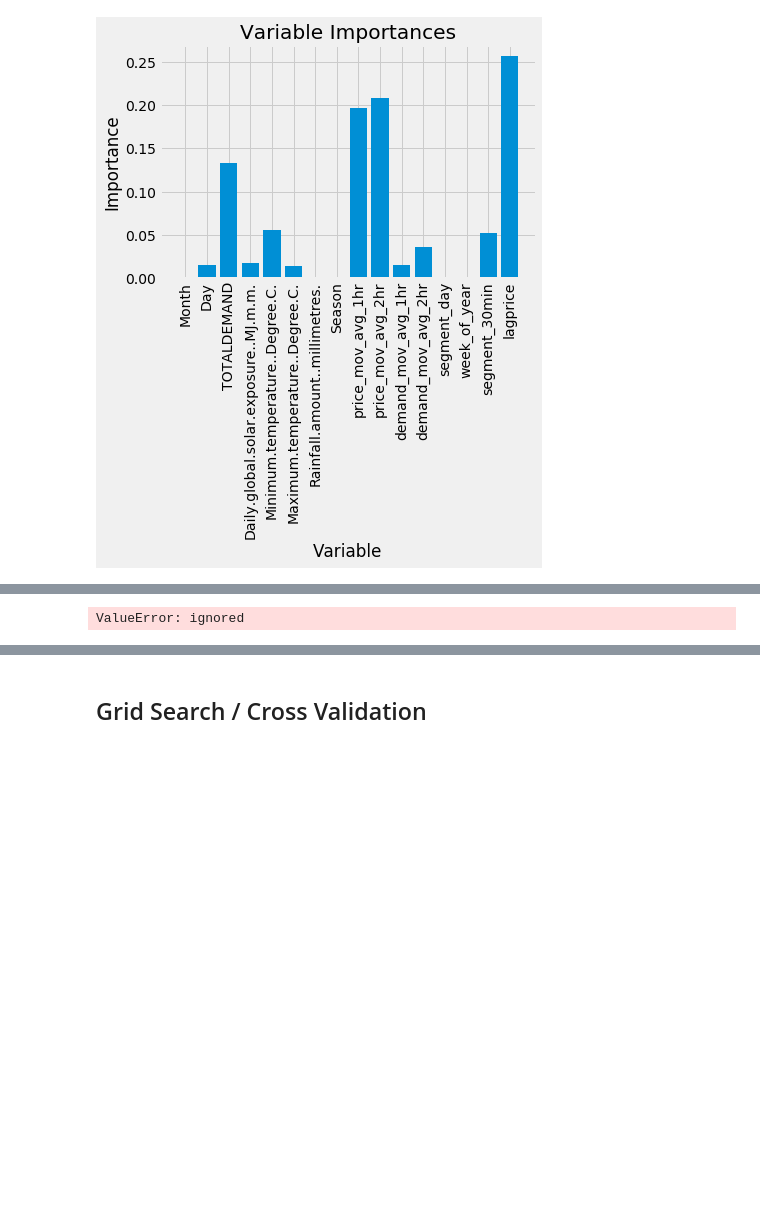
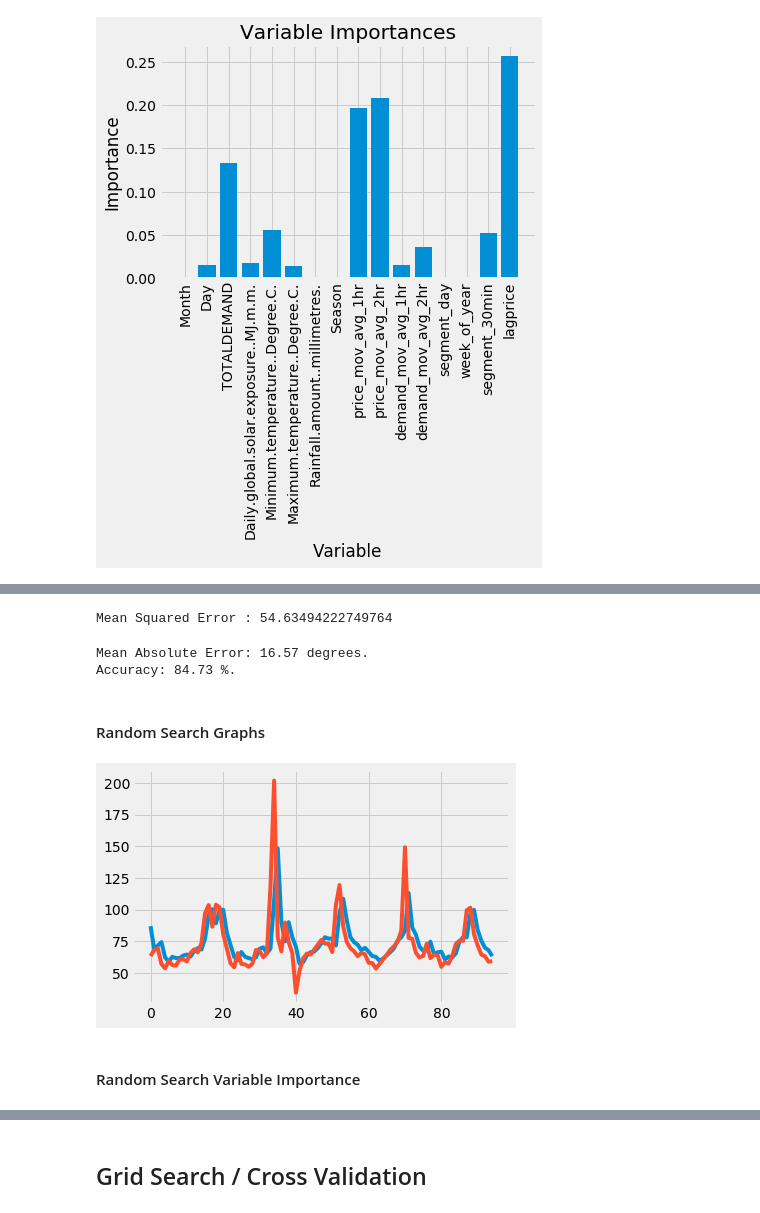
Before and after one commit to DonaldTurton/AT2_Advanced_Data_Algorithms, a Jupyter notebook: XGB_Model.ipynb, the cells around one changed output, grey strips where cells are left out. Drawn from its saved outputs; the diff is of its cells as text; code cells hidden in the pictures; blank space fills up the shorter version.

Commit message:
Random Search

```diff
--- a/XGB_Model.ipynb
+++ b/XGB_Model.ipynb
@@ -412,14 +412,19 @@ Text(0.5, 1.0, 'Variable Importances')
 #data_dmatrix = xgboost.DMatrix(data=X,label=y)  ##DOES NOT HANDLE OBJECT
 # %%
 xgb_param_grid = {'learning_rate': np.arange(0.05,1.05,.05),
-                  'n_estimators': [200],
-                  'subsample': np.arange(0.05,1.05,.05)}
+                  'n_estimators': [100,200, 500, 1000],
+                  'subsample': np.arange(0.05,1.05,.05),
+                  'min_child_weight':[4,5],
+                  'gamma':[i/10.0 for i in range(3,6)],
+                  'subsample':[i/10.0 for i in range(6,11)],
+                  'colsample_bytree':[i/10.0 for i in range(6,11)],
+                  'max_depth': [2,3,4]}
 # %%
 from sklearn.model_selection import RandomizedSearchCV
 
 xgbR = xgboost.XGBRegressor()
 randomized_xgb = RandomizedSearchCV(estimator=xgbR, param_distributions=xgb_param_grid,
-n_iter=25, scoring='neg_mean_squared_error', cv=3, verbose=1)
-randomized_xgb.fit(X, y)
+n_iter=25, scoring='neg_mean_squared_error', cv=3, verbose=1 , refit=True )
+randomized_xgb.fit(train_X, train_y)
 # %% [output]
 Fitting 3 folds for each of 25 candidates, totalling 75 fits
@@ -445,0 +453,5 @@ Lowest RMSE found:  56.93763396210822
+# %%
+# XGB With Parameter Selection From Random Search
+xgbR = XGBRegressor(subsample = 0.9, n_estimators = 200, min_child_weight= 4, max_depth = 2, learning_rate = 0.05, gamma = 0.3, colsample_bytree = 0.8 )
+
+xgbR.fit(train_X, train_y,  eval_set=[(test_X, test_y)], verbose=False)
@@ -446,5 +467,44 @@ Lowest RMSE found:  56.93763396210822
 # %%
 # Predict using Best Random Parameter   FEATURE NAME MIMSMATCH
-xgbR_prediction = randomized_xgb.predict(test_X)
+xgbR_prediction = xgbR.predict(test_X)
-# %% [output]
-ValueError: ignored
+# %%
+# RMSE 52.64
+xgbR_mse = mean_squared_error(xgbR_prediction,test_y)
+print("Mean Squared Error : " + str( np.sqrt(xgbR_mse)))
+# %% [output]
+Mean Squared Error : 54.63494222749764
+# %%
+# Accuary
+
+# Calculate the absolute errors
+xgbR_errors = abs(xgbR_prediction - test_y)
+
+# Print out the mean absolute error (mae)
+print('Mean Absolute Error:', round(np.mean(xgbR_errors), 2), 'degrees.')
+
+
+# Calculate mean absolute percentage error (MAPE)
+xgbR_mape = 100 * (xgbR_errors / test_y)
+
+# Calculate and display accuracy
+xgbR_accuracy = 100 - np.mean(xgbR_mape)
+print('Accuracy:', round(xgbR_accuracy, 2), '%.')  #85.54
+# %% [output]
+Mean Absolute Error: 16.57 degrees.
+Accuracy: 84.73 %.
+# %% [markdown]
+#### Random Search Graphs
+# %%
+Rpred_sub = xgbR_prediction[1:96]
+Rtesty_sub = np.array(test_y[1:96])
+
+#yTest_sub
+#pred_sub
+plt.plot(Rpred_sub)
+plt.plot(Rtesty_sub)
+plt.rcParams['figure.figsize'] = [10, 10]
+plt.show()
+# %% [output]
+[figure, added]
+# %% [markdown]
+#### Random Search Variable Importance
```
Also changed, not shown: parts of 15 cells of this notebook.
